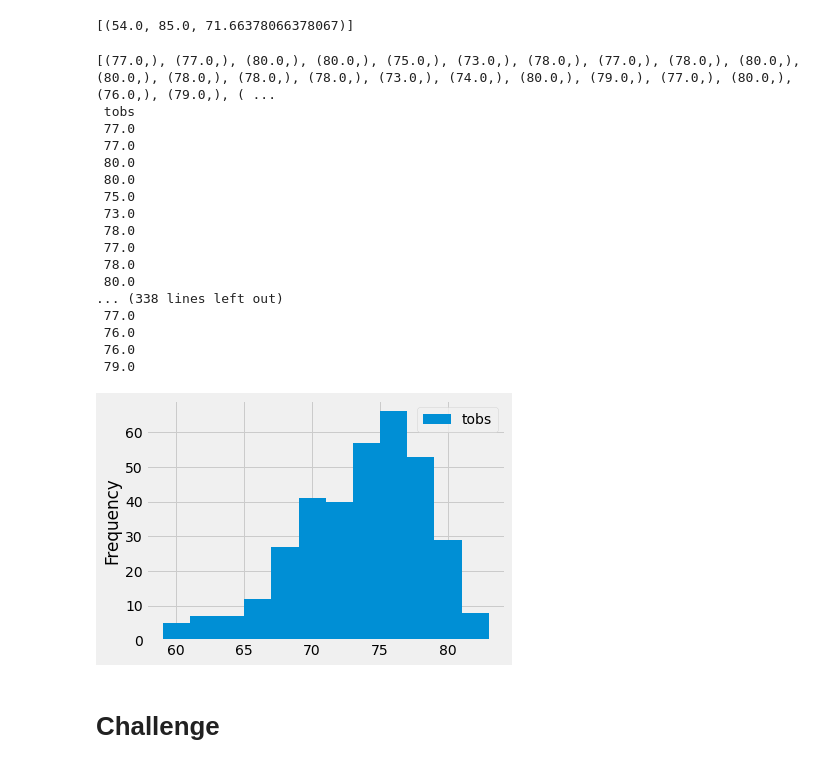
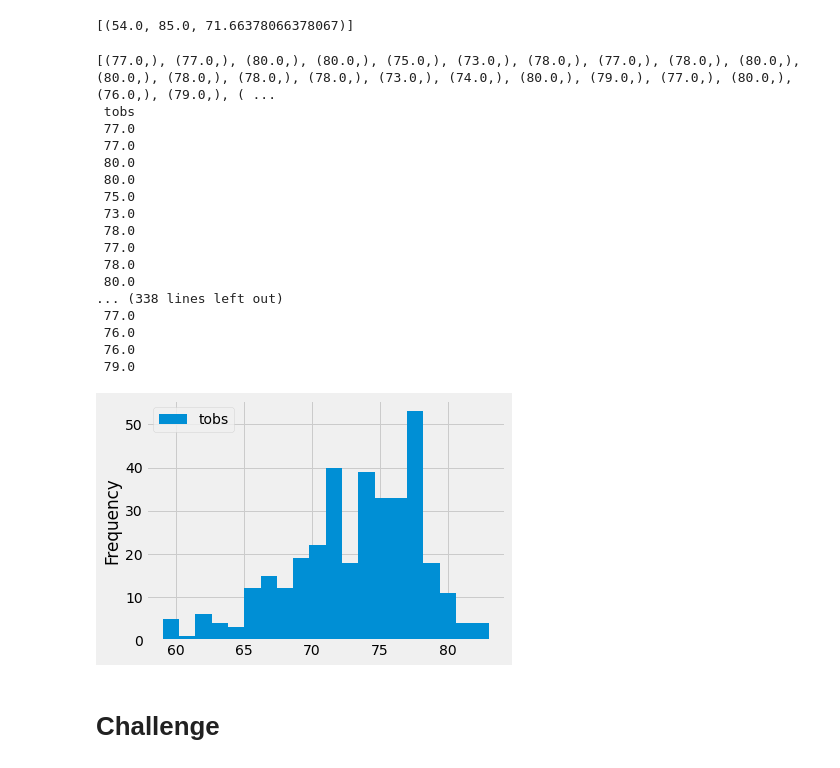
Before and after one commit to rmat112/surfs_up, a Jupyter notebook: climate_analysis.ipynb, the cells around one changed output. Drawn from its saved outputs; the diff is of its cells as text; code cells hidden in the pictures.

```diff
--- a/climate_analysis.ipynb
+++ b/climate_analysis.ipynb
@@ -127,35 +127,35 @@ filter(Measurement.station == 'USC00519281').all()
 # Query the last 12 months of temperature observation data for this station and plot the results as a histogram
 results = session.query(Measurement.tobs).\
 filter(Measurement.station == 'USC00519281').\
 filter(Measurement.date >= prev_year).all()
 print(results)
 
 df = pd.DataFrame(results, columns=['tobs'])
 
 print(df.to_string(index=False))
 
 # Plot histogram
-df.plot.hist(bins=12)
+df.plot.hist(bins=20)
 plt.tight_layout()
 # %% [output]
 [(77.0,), (77.0,), (80.0,), (80.0,), (75.0,), (73.0,), (78.0,), (77.0,), (78.0,), (80.0,), (80.0,), (78.0,), (78.0,), (78.0,), (73.0,), (74.0,), (80.0,), (79.0,), (77.0,), (80.0,), (76.0,), (79.0,), ( ...
  tobs
  77.0
  77.0
  80.0
  80.0
  75.0
  73.0
  78.0
  77.0
  78.0
  80.0
 ... (338 lines left out)
  77.0
  76.0
  76.0
  79.0
-[figure, old version]
+[figure, new version]
 # %%
 # Write a function called `calc_temps` that will accept start date and end date in the format '%Y-%m-%d'
 # and return the minimum, average, and maximum temperatures for that range of dates
```
Also changed, not shown: 1 other file.
